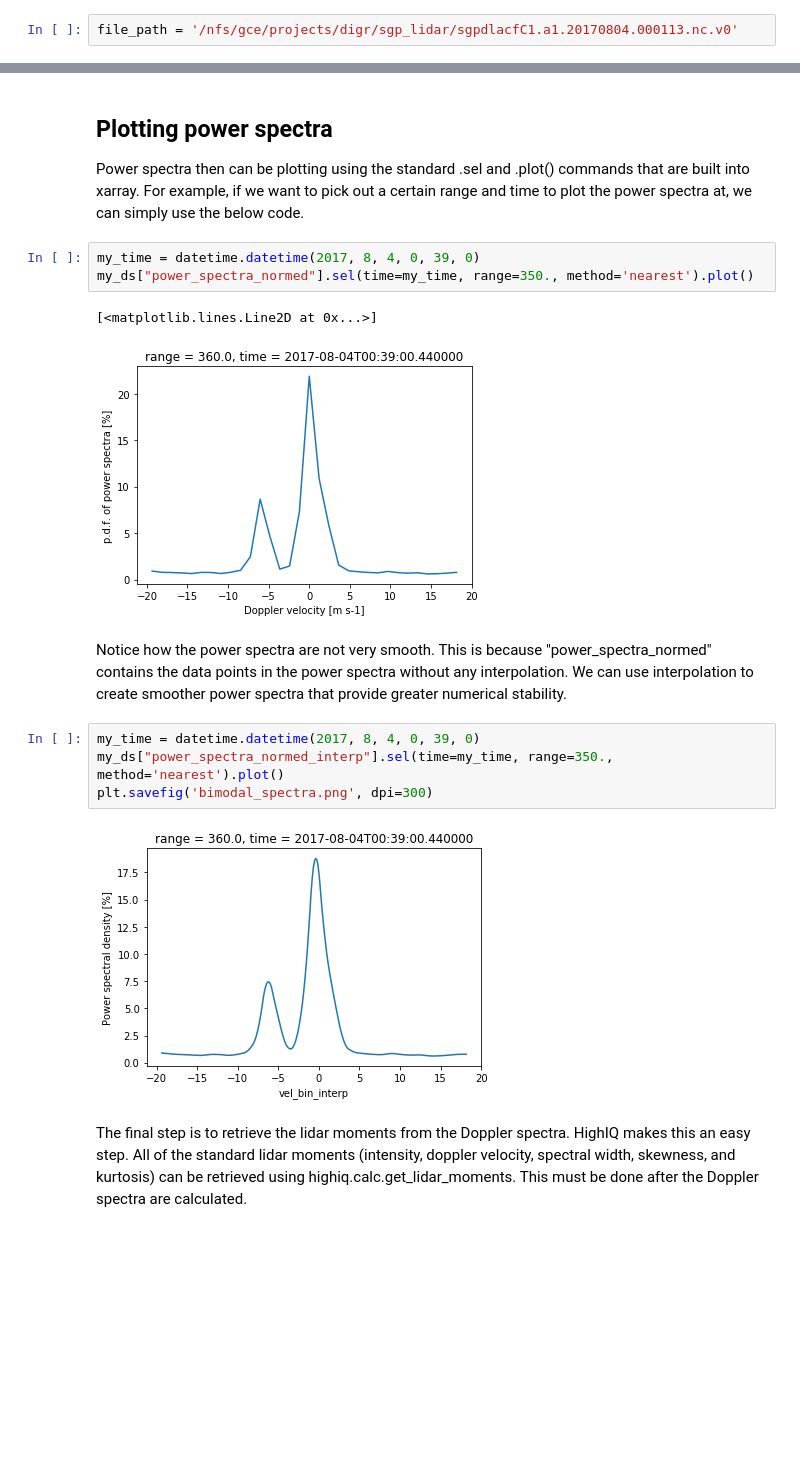
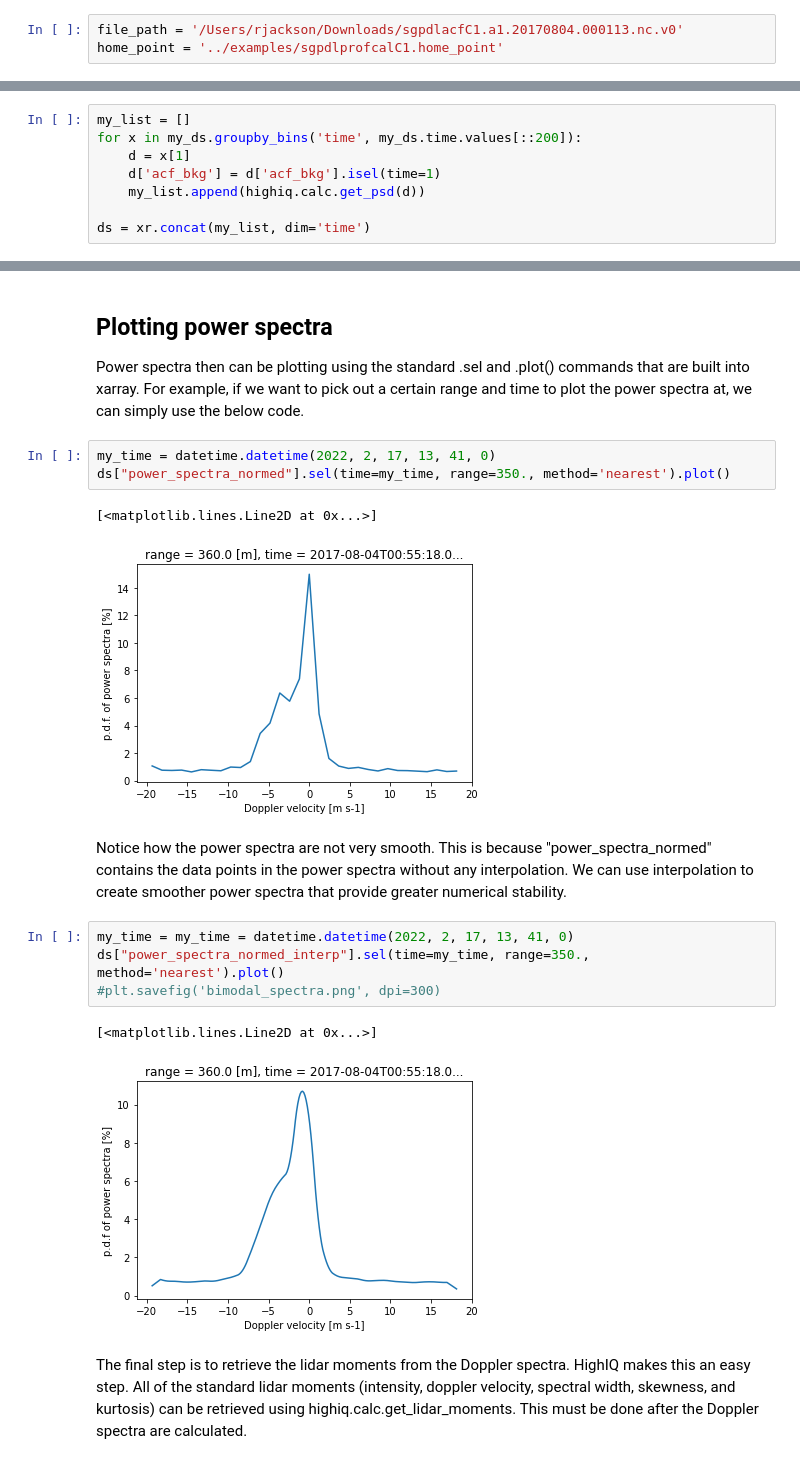
Before and after one commit to rcjackson/HighIQ, a Jupyter notebook: notebooks/HighIQ example notebook.ipynb, the cells around one changed output, grey strips where cells are left out. Cells and saved outputs as stored; diff of their text form; blank space fills up the shorter version.

```diff
--- a/notebooks/HighIQ example notebook.ipynb
+++ b/notebooks/HighIQ example notebook.ipynb
@@ -16,7 +17,8 @@ This example shows how to process moments for a doppler lidar file from the ARM
 
 https://drive.google.com/uc?export=download&id=1x7pT4K05wJufepBR_26N1wpLzCoEEr9H
 # %%
-file_path = '/nfs/gce/projects/digr/sgp_lidar/sgpdlacfC1.a1.20170804.000113.nc.v0'
+file_path = '/Users/rjackson/Downloads/sgpdlacfC1.a1.20170804.000113.nc.v0'
+home_point = '../examples/sgpdlprofcalC1.home_point'
 # %% [markdown]
 HighIQ uses xarray as its basic data model. Therefore, if you have ACF data in netCDF format, HighIQ will be able to load it without any preprocessing steps. The input dataset must contain 2 four dimensional arrays where the dimensions represent (time, number of samples, number of lags, and real/complex component) such as in the example dataset below.
 # %%
@@ -67,0 +32,8 @@ Data variables:
+# %%
+my_list = []
+for x in my_ds.groupby_bins('time', my_ds.time.values[::200]):
+    d = x[1]
+    d['acf_bkg'] = d['acf_bkg'].isel(time=1)
+    my_list.append(highiq.calc.get_psd(d))
+
+ds = xr.concat(my_list, dim='time')
@@ -72,21 +56,22 @@ Power spectra then can be plotting using the standard .sel and .plot() commands
 For example, if we want to pick out a certain range and time to plot the power spectra at, we can
 simply use the below code.
 # %%
-my_time = datetime.datetime(2017, 8, 4, 0, 39, 0)
-my_ds["power_spectra_normed"].sel(time=my_time, range=350., method='nearest').plot()
+my_time = datetime.datetime(2022, 2, 17, 13, 41, 0)
+ds["power_spectra_normed"].sel(time=my_time, range=350., method='nearest').plot()
 # %% [output]
 [<matplotlib.lines.Line2D at 0x...>]
-[figure, old version]
+[figure, new version]
 # %% [markdown]
 Notice how the power spectra are not very smooth. This is because "power_spectra_normed" contains
 the data points in the power spectra without any interpolation. We can use interpolation to create smoother
 power spectra that provide greater numerical stability.
 # %%
-my_time = datetime.datetime(2017, 8, 4, 0, 39, 0)
-my_ds["power_spectra_normed_interp"].sel(time=my_time, range=350., method='nearest').plot()
-plt.savefig('bimodal_spectra.png', dpi=300)
+my_time = my_time = datetime.datetime(2022, 2, 17, 13, 41, 0)
+ds["power_spectra_normed_interp"].sel(time=my_time, range=350., method='nearest').plot()
+#plt.savefig('bimodal_spectra.png', dpi=300)
 # %% [output]
+[<matplotlib.lines.Line2D at 0x...>]
-[figure, old version]
+[figure, new version]
 # %% [markdown]
 The final step is to retrieve the lidar moments from the Doppler spectra. HighIQ makes this an easy step. All of the standard lidar moments (intensity, doppler velocity, spectral width, skewness, and kurtosis) can be retrieved using highiq.calc.get_lidar_moments. This must be done after the Doppler spectra are calculated.
 # %%
```
Also changed, not shown: parts of 8 cells of this notebook, 10 other files.
